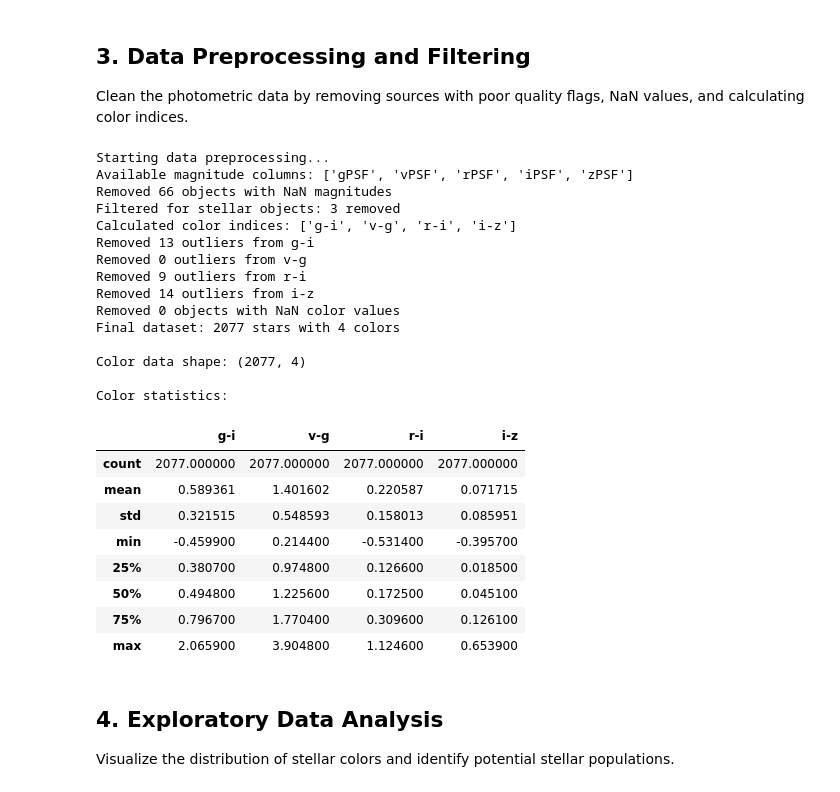
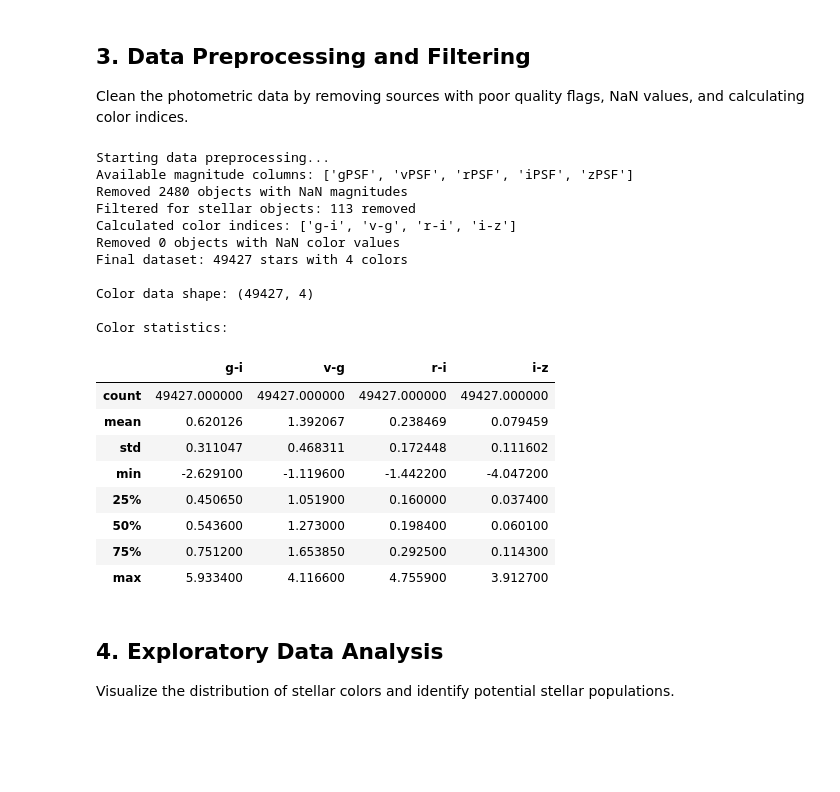
Before and after one commit to aegiskeller/AstroPlanner, a Jupyter notebook: skymapper_vae_exploration.ipynb, the cells around one changed output. Saved outputs shown, nothing was run; the diff lists cells and outputs as text; code cells hidden in the pictures; blank space fills up the shorter version.

```diff
--- a/skymapper_vae_exploration.ipynb
+++ b/skymapper_vae_exploration.ipynb
@@ -223,9 +223,9 @@ print("Starting SkyMapper DR4 query...")
 stars_df = query_skymapper_dr4(
     ra_center=180.0,
     dec_center=-30.0,
-    radius=2.0,    # Smaller radius for better success rate
-    g_mag_limit=14.0,
-    sample_size=30000
+    radius=5.0,    # Increased radius for more stars
+    g_mag_limit=16.0,  # Fainter magnitude limit for more stars
+    sample_size=60000  # Increased sample size
 )
 
 # If real data query fails, use synthetic data
@@ -688,14 +688,14 @@ def preprocess_photometry(df):
 
     print(f"Calculated color indices: {list(colors_df.columns)}")
 
-    # Remove outliers (beyond 5 sigma)
-    for col in colors_df.columns:
-        mean_val = colors_df[col].mean()
-        std_val = colors_df[col].std()
-        outlier_mask = np.abs(colors_df[col] - mean_val) > 5 * std_val
-        outlier_count = outlier_mask.sum()
-        colors_df = colors_df[~outlier_mask]
-        print(f"Removed {outlier_count} outliers from {col}")
+    # # Remove outliers (beyond 5 sigma)
+    # for col in colors_df.columns:
+    #     mean_val = colors_df[col].mean()
+    #     std_val = colors_df[col].std()
+    #     outlier_mask = np.abs(colors_df[col] - mean_val) > 5 * std_val
+    #     outlier_count = outlier_mask.sum()
+    #     colors_df = colors_df[~outlier_mask]
+    #     print(f"Removed {outlier_count} outliers from {col}")
 
     # Remove remaining NaN values
     initial_count = len(colors_df)
@@ -703,49 +703,45 @@ def preprocess_photometry(df):
     print(f"Removed {initial_count - len(colors_df)} objects with NaN color values")
 
     print(f"Final dataset: {len(colors_df)} stars with {len(colors_df.columns)} colors")
 
     return colors_df, list(colors_df.columns)
 
 # Preprocess the data
 if stars_df is not None:
     colors_data, color_names = preprocess_photometry(stars_df)
 
     if colors_data is not None:
         print(f"\nColor data shape: {colors_data.shape}")
         print(f"\nColor statistics:")
         display(colors_data.describe())
 
         # Store original data for later use
         original_colors = colors_data.copy()
     else:
         print("Preprocessing failed!")
 else:
     print("No data available for preprocessing")
 # %% [output]
 Starting data preprocessing...
 Available magnitude columns: ['gPSF', 'vPSF', 'rPSF', 'iPSF', 'zPSF']
-Removed 66 objects with NaN magnitudes
-Filtered for stellar objects: 3 removed
+Removed 2480 objects with NaN magnitudes
+Filtered for stellar objects: 113 removed
 Calculated color indices: ['g-i', 'v-g', 'r-i', 'i-z']
-Removed 13 outliers from g-i
-Removed 0 outliers from v-g
-Removed 9 outliers from r-i
-Removed 14 outliers from i-z
 Removed 0 objects with NaN color values
-Final dataset: 2077 stars with 4 colors
+Final dataset: 49427 stars with 4 colors
 
-Color data shape: (2077, 4)
+Color data shape: (49427, 4)
 
 Color statistics:
 |  | g-i | v-g | r-i | i-z |
-| count | 2077.000000 | 2077.000000 | 2077.000000 | 2077.000000 |
-| mean | 0.589361 | 1.401602 | 0.220587 | 0.071715 |
-| std | 0.321515 | 0.548593 | 0.158013 | 0.085951 |
-| min | -0.459900 | 0.214400 | -0.531400 | -0.395700 |
-| 25% | 0.380700 | 0.974800 | 0.126600 | 0.018500 |
-| 50% | 0.494800 | 1.225600 | 0.172500 | 0.045100 |
-| 75% | 0.796700 | 1.770400 | 0.309600 | 0.126100 |
-| max | 2.065900 | 3.904800 | 1.124600 | 0.653900 |
+| count | 49427.000000 | 49427.000000 | 49427.000000 | 49427.000000 |
+| mean | 0.620126 | 1.392067 | 0.238469 | 0.079459 |
+| std | 0.311047 | 0.468311 | 0.172448 | 0.111602 |
+| min | -2.629100 | -1.119600 | -1.442200 | -4.047200 |
+| 25% | 0.450650 | 1.051900 | 0.160000 | 0.037400 |
+| 50% | 0.543600 | 1.273000 | 0.198400 | 0.060100 |
+| 75% | 0.751200 | 1.653850 | 0.292500 | 0.114300 |
+| max | 5.933400 | 4.116600 | 4.755900 | 3.912700 |
 # %% [markdown]
 ## 4. Exploratory Data Analysis
 
```
Also changed, not shown: parts of 9 cells of this notebook.
